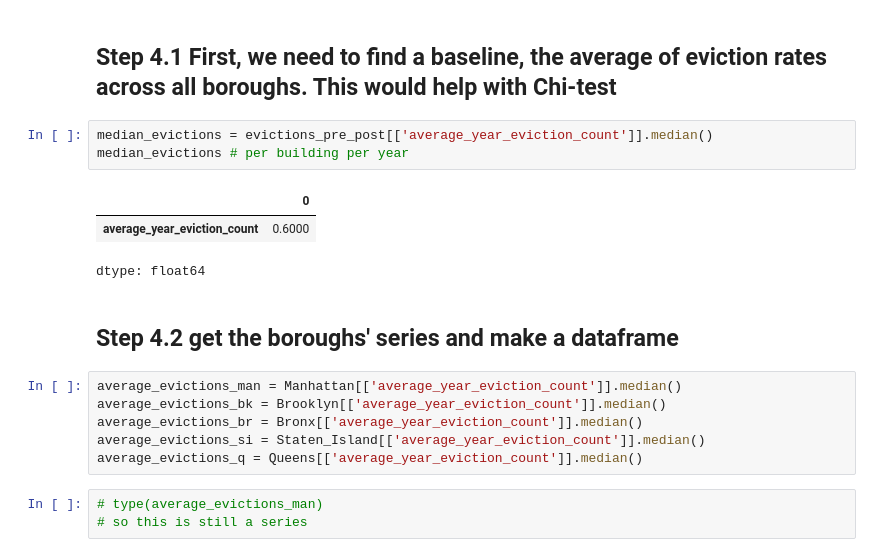
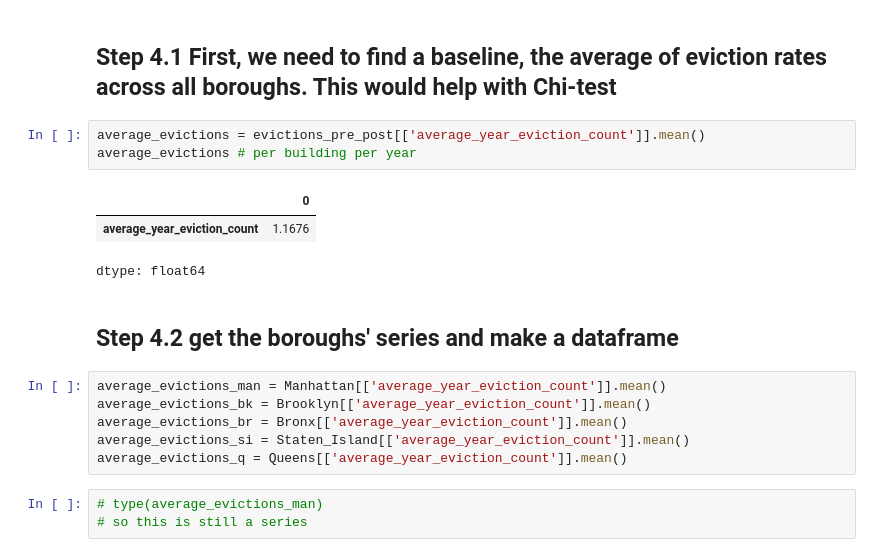
Before and after one commit to simaoalicechen/NYC_Landlord_Behavior_Analysis_Project, a Jupyter notebook: Part_4.1_Prepare_for_Excel_Borough_Level.ipynb, the cells around one changed output. Drawn from its saved outputs; the diff is of its cells as text.

```diff
--- a/Part_4.1_Prepare_for_Excel_Borough_Level.ipynb
+++ b/Part_4.1_Prepare_for_Excel_Borough_Level.ipynb
@@ -551,20 +551,20 @@ all_racial
 # %% [markdown]
 ## **Step 4.1 First, we need to find a baseline, the average of eviction rates across all boroughs. This would help with Chi-test**
 # %%
-median_evictions = evictions_pre_post[['average_year_eviction_count']].median()
-median_evictions # per building per year
+average_evictions = evictions_pre_post[['average_year_eviction_count']].mean()
+average_evictions # per building per year
 # %% [output]
 |  | 0 |
-| average_year_eviction_count | 0.6000 |
+| average_year_eviction_count | 1.1676 |
 dtype: float64
 # %% [markdown]
 ## **Step 4.2 get the boroughs' series and make a dataframe**
 # %%
-average_evictions_man = Manhattan[['average_year_eviction_count']].median()
-average_evictions_bk = Brooklyn[['average_year_eviction_count']].median()
-average_evictions_br = Bronx[['average_year_eviction_count']].median()
-average_evictions_si = Staten_Island[['average_year_eviction_count']].median()
-average_evictions_q = Queens[['average_year_eviction_count']].median()
+average_evictions_man = Manhattan[['average_year_eviction_count']].mean()
+average_evictions_bk = Brooklyn[['average_year_eviction_count']].mean()
+average_evictions_br = Bronx[['average_year_eviction_count']].mean()
+average_evictions_si = Staten_Island[['average_year_eviction_count']].mean()
+average_evictions_q = Queens[['average_year_eviction_count']].mean()
 # %%
 # type(average_evictions_man)
 # so this is still a series
```
Also changed, not shown: parts of 13 cells of this notebook.
